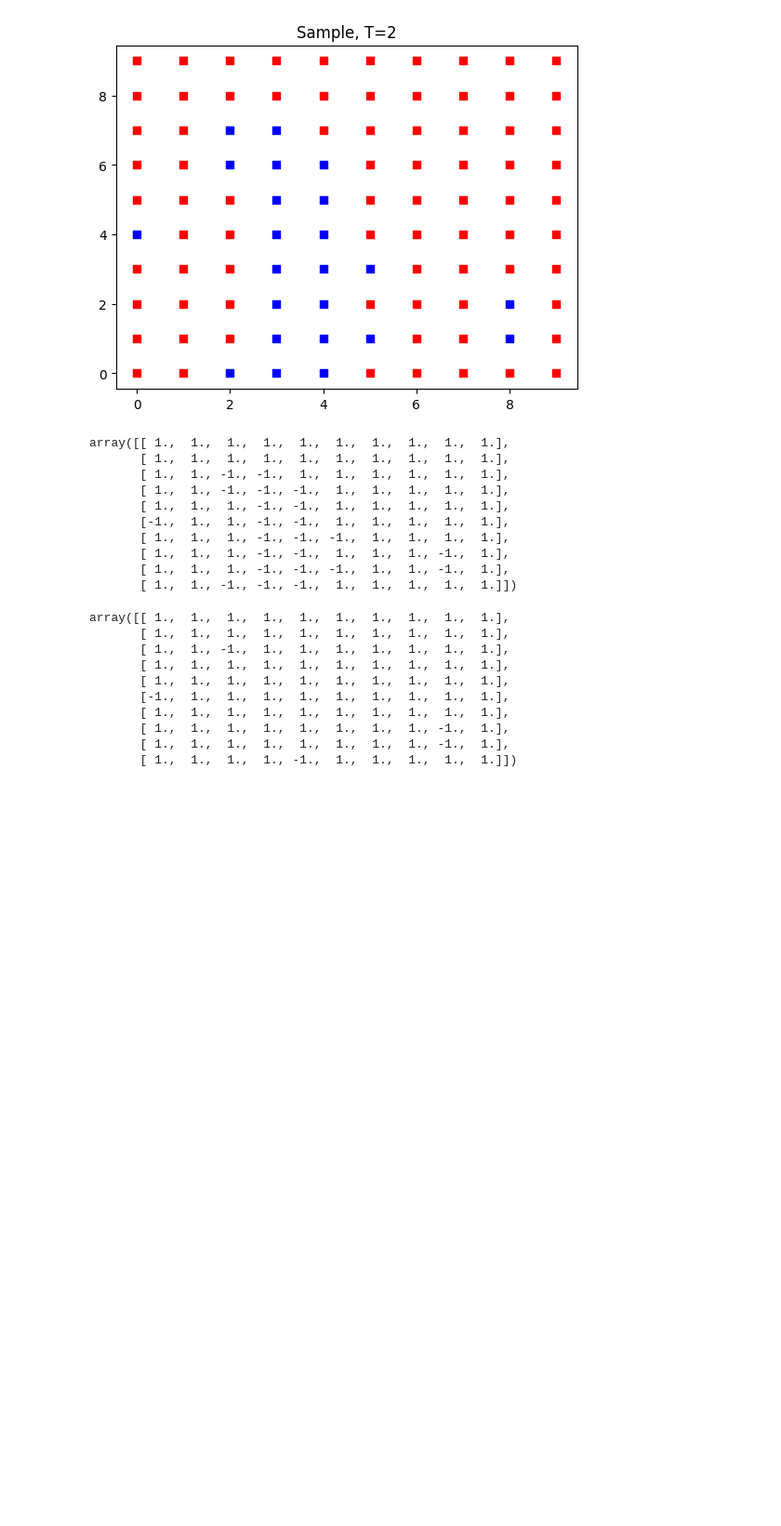
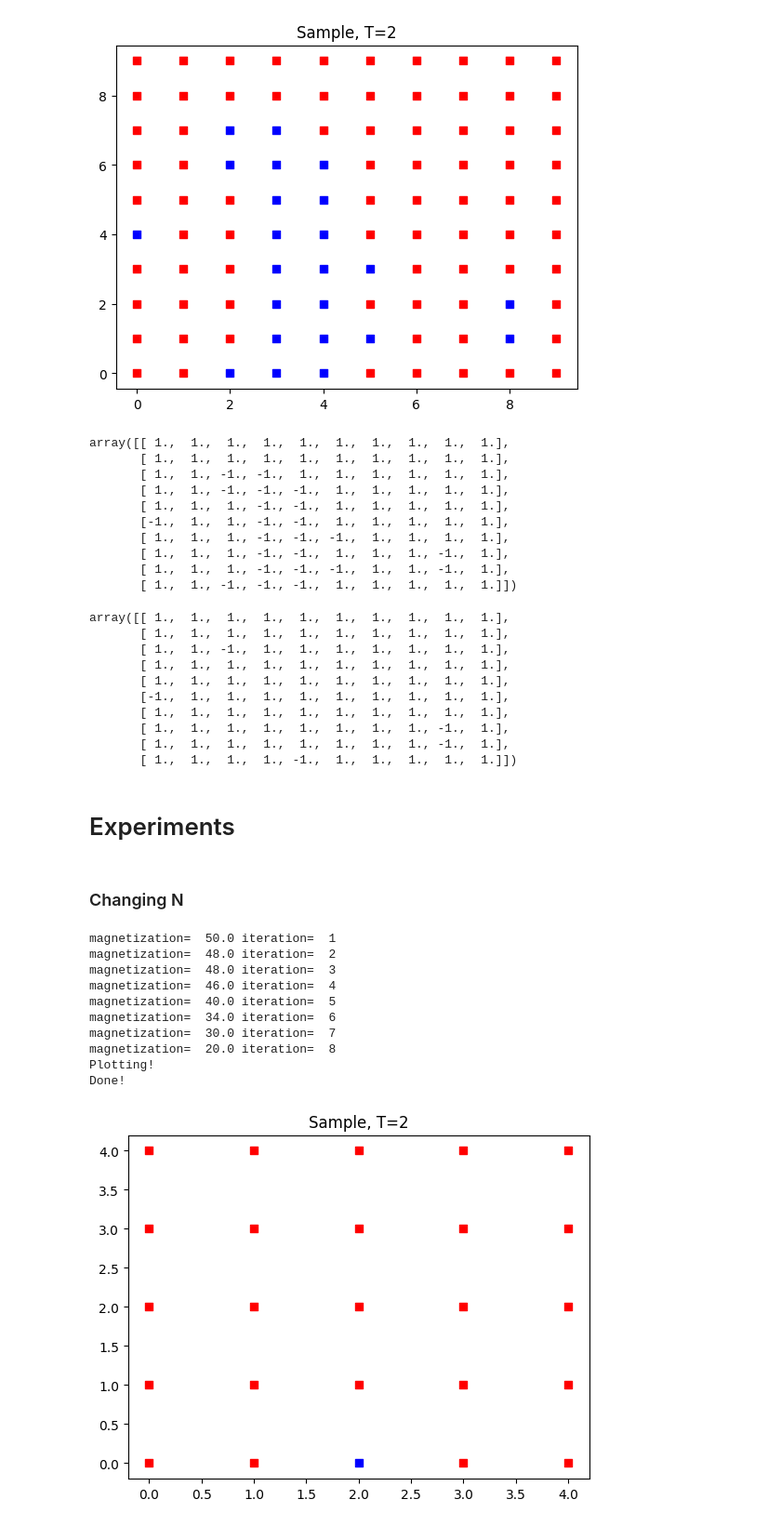
Before and after one commit to mew-two-github/ISyE6644-MCMC-Project, a Jupyter notebook: ISyE6644_Team_13_MCMC_ProppWilson.ipynb, the cells around one changed output. Shown at 93% size. Saved outputs shown, nothing was run; the diff lists cells and outputs as text; code cells hidden in the pictures; blank space fills up the shorter version.

Commit message:
added plots to PW

```diff
--- a/ISyE6644_Team_13_MCMC_ProppWilson.ipynb
+++ b/ISyE6644_Team_13_MCMC_ProppWilson.ipynb
@@ -14,3 +14,6 @@ def state_X0(N):
   state[0,:,:] = 1
   state[1,:,:] = -1
   return(state)
+# %%
+state = state_X0(3)
+print(state)
@@ -169,3 +180,22 @@ array([[ 1.,  1.,  1.,  1.,  1.,  1.,  1.,  1.,  1.,  1.],
        [ 1.,  1.,  1.,  1.,  1.,  1.,  1.,  1., -1.,  1.],
        [ 1.,  1.,  1.,  1.,  1.,  1.,  1.,  1., -1.,  1.],
        [ 1.,  1.,  1.,  1., -1.,  1.,  1.,  1.,  1.,  1.]])
+# %% [markdown]
+# Experiments
+# %% [markdown]
+### Changing N
+# %%
+state, before = runPW(5,20,2)
+Graph(state,2)
+# %% [output]
+magnetization=  50.0 iteration=  1
+magnetization=  48.0 iteration=  2
+magnetization=  48.0 iteration=  3
+magnetization=  46.0 iteration=  4
+magnetization=  40.0 iteration=  5
+magnetization=  34.0 iteration=  6
+magnetization=  30.0 iteration=  7
+magnetization=  20.0 iteration=  8
+Plotting!
+Done!
+[figure, added]
```
Also changed, not shown: parts of 5 cells of this notebook.
